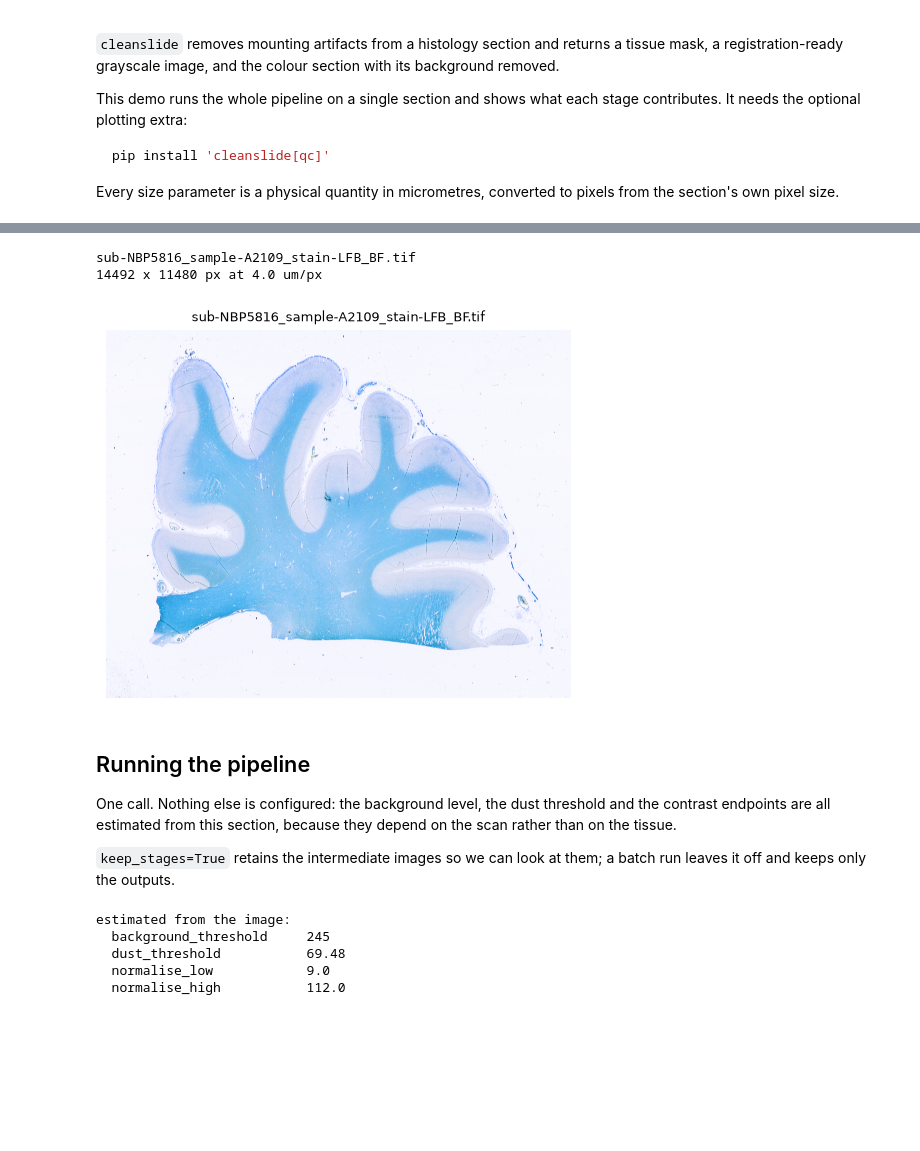
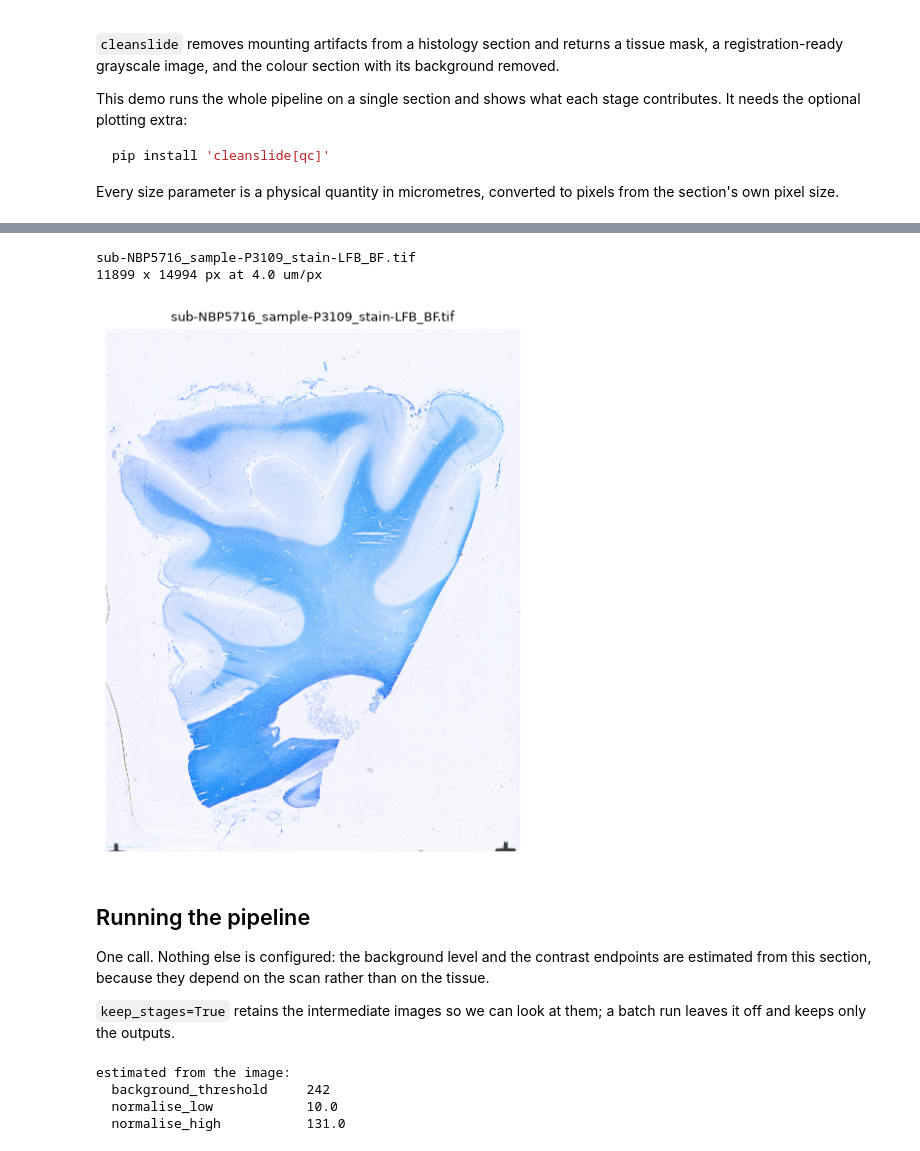
Before and after one commit to spittayapong/cleanslide, a Jupyter notebook: notebook/demo_cleaning_one_section.ipynb, the cells around one changed output, grey strips where cells are left out. Saved outputs shown, nothing was run; the diff lists cells and outputs as text; code cells hidden in the pictures; blank space fills up the shorter version.

```diff
--- a/notebook/demo_cleaning_one_section.ipynb
+++ b/notebook/demo_cleaning_one_section.ipynb
@@ -34,43 +45,43 @@ micrometres and converted through it, so a wrong value does not raise an error,
 it silently rescales the whole pipeline.
 # %%
 def load_section():
-    """Return (image, pixel_size_um, label) from the environment or synthesise one."""
+    """Return (image, pixel_size_um, label) from the environment or synthesize one."""
     path = os.environ.get("CLEANSLIDE_DEMO_SECTION", "")
     if path and Path(path).exists():
         import cv2
         cv2.setUseOptimized(True)
         bgr = cv2.imread(path, cv2.IMREAD_COLOR)
         rgb = cv2.cvtColor(bgr, cv2.COLOR_BGR2RGB)
         return rgb, float(os.environ.get("CLEANSLIDE_DEMO_PIXEL_SIZE_UM", 4.0)), Path(path).name
 
     import cv2
     rng = np.random.default_rng(0)
     rgb = np.full((900, 700, 3), 248, np.uint8)
     cv2.ellipse(rgb, (350, 450), (250, 380), 0, 0, 360, (150, 130, 180), -1)
     cv2.ellipse(rgb, (350, 450), (140, 240), 0, 0, 360, (95, 75, 130), -1)
     rgb = np.clip(rgb + rng.normal(0, 6, rgb.shape), 0, 255).astype(np.uint8)
     cv2.circle(rgb, (300, 330), 47, (248, 248, 248), -1)      # a mounting bubble
     return rgb, 31.75, "synthetic section (no demo image found)"
 
 
 rgb, pixel_size_um, label = load_section()
 print(f"{label}\n{rgb.shape[1]} x {rgb.shape[0]} px at {pixel_size_um} um/px")
 
 plt.figure(figsize=(6, 7))
 plt.imshow(rgb)
 plt.title(label, fontsize=9)
 plt.axis("off")
 plt.show()
 # %% [output]
-sub-NBP5816_sample-A2109_stain-LFB_BF.tif
-14492 x 11480 px at 4.0 um/px
+sub-NBP5716_sample-P3109_stain-LFB_BF.tif
+11899 x 14994 px at 4.0 um/px
-[figure, old version]
+[figure, new version]
 # %% [markdown]
 ## Running the pipeline
 
-One call. Nothing else is configured: the background level, the dust threshold
-and the contrast endpoints are all estimated from this section, because they
-depend on the scan rather than on the tissue.
+One call. Nothing else is configured: the background level and the contrast
+endpoints are estimated from this section, because they depend on the scan
+rather than on the tissue.
 
 `keep_stages=True` retains the intermediate images so we can look at them; a
 batch run leaves it off and keeps only the outputs.
@@ -78,16 +89,14 @@ batch run leaves it off and keeps only the outputs.
 result = clean_section(rgb, pixel_size_um, keep_stages=True)
 
 print("estimated from the image:")
-for key in ("background_threshold", "dust_threshold",
-            "normalise_low", "normalise_high"):
+for key in ("background_threshold", "normalise_low", "normalise_high"):
     if key in result.info:
         print(f"  {key:24} {result.info[key]}")
 # %% [output]
 estimated from the image:
-  background_threshold     245
-  dust_threshold           69.48
-  normalise_low            9.0
-  normalise_high           112.0
+  background_threshold     242
+  normalise_low            10.0
+  normalise_high           131.0
 # %% [markdown]
 ## The three outputs
 
```
Also changed, not shown: parts of 6 cells of this notebook, 12 other files.
